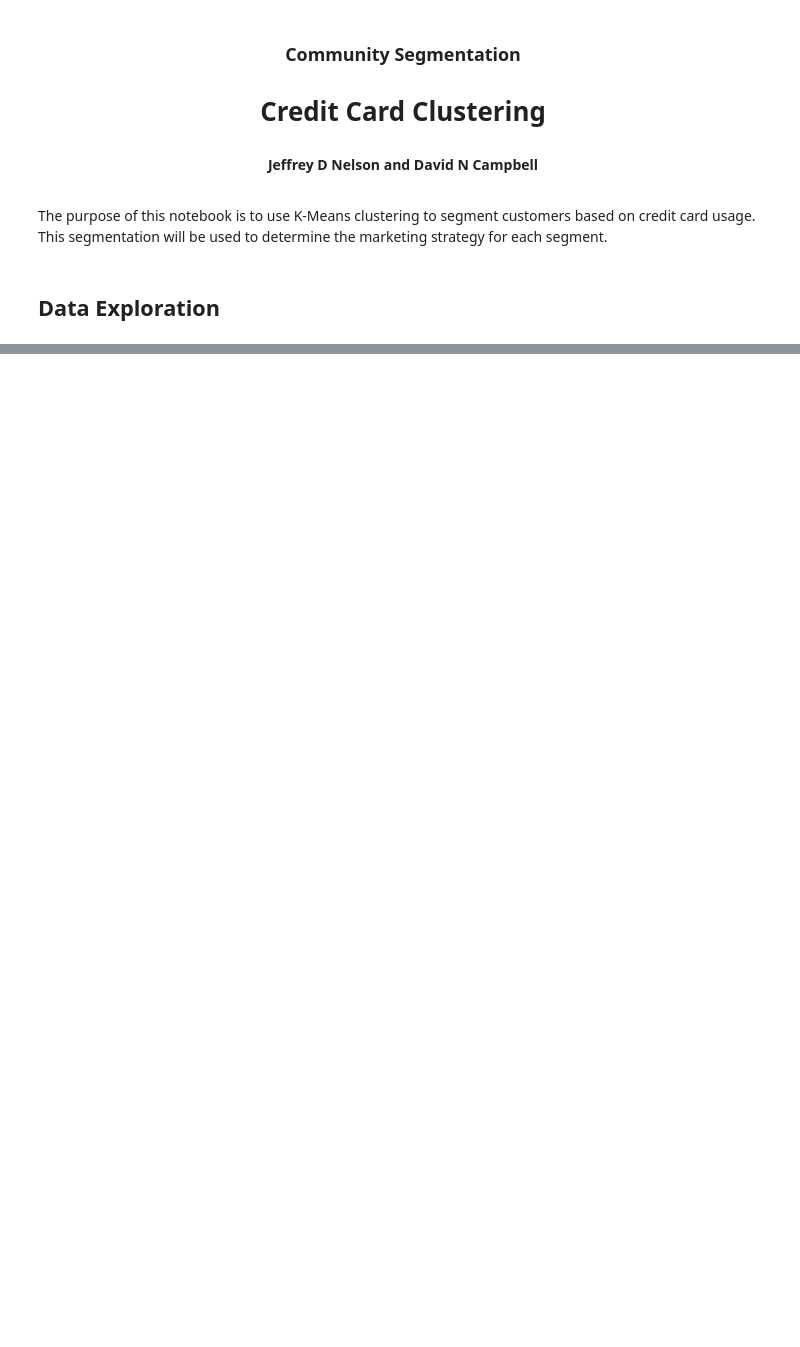
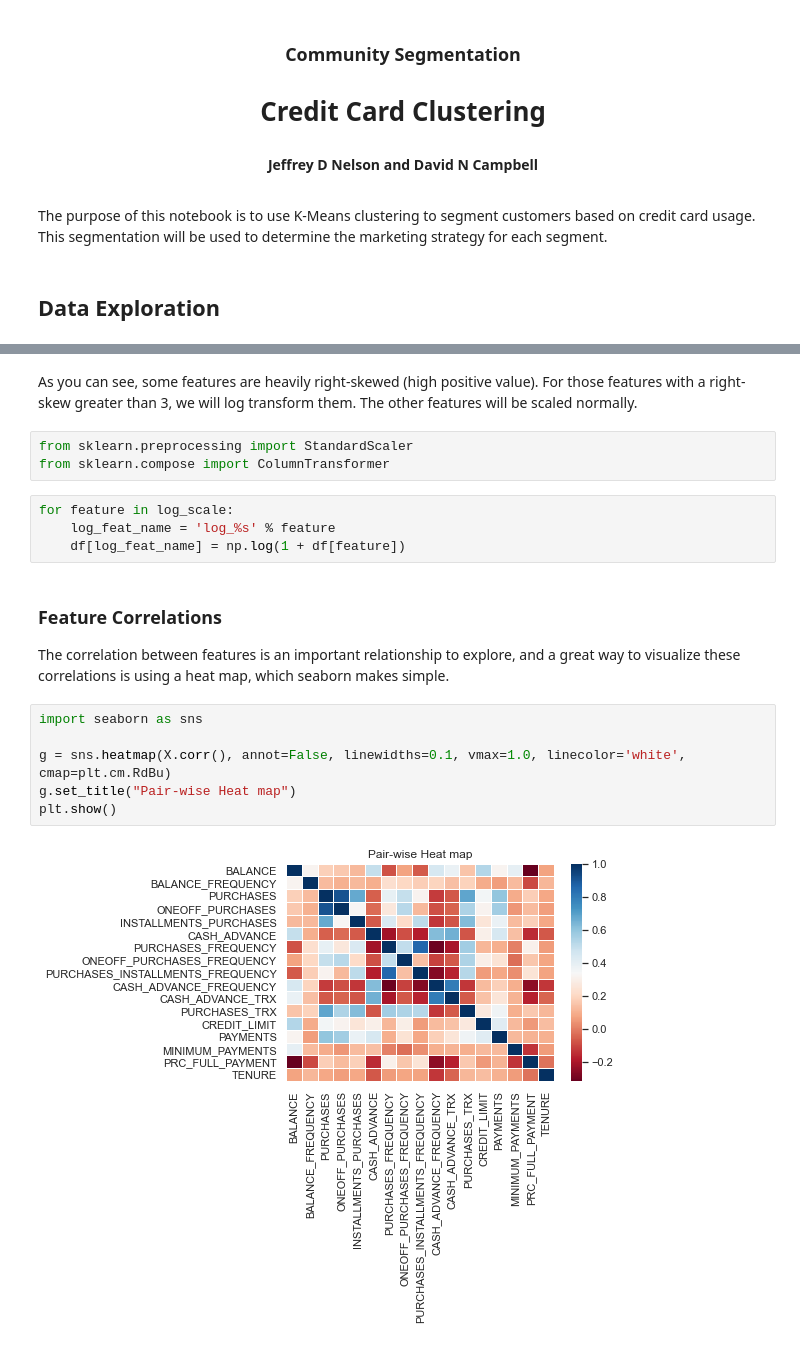
Before and after one commit to jdn5126/CommunitySegmentation, a Jupyter notebook: CreditCardClustering.ipynb, the cells around one changed output, grey strips where cells are left out. Drawn from its saved outputs; the diff is of its cells as text; blank space fills up the shorter version.

```diff
--- a/CreditCardClustering.ipynb
+++ b/CreditCardClustering.ipynb
@@ -40,0 +132,21 @@ df.describe()
+# %% [markdown]
+As you can see, some features are heavily right-skewed (high positive value). For those features with a right-skew greater than 3, we will log transform them. The other features will be scaled normally.
+# %%
+from sklearn.preprocessing import StandardScaler
+from sklearn.compose import ColumnTransformer
+# %%
+for feature in log_scale:
+    log_feat_name = 'log_%s' % feature
+    df[log_feat_name] = np.log(1 + df[feature])
+# %% [markdown]
+### Feature Correlations
+
+The correlation between features is an important relationship to explore, and a great way to visualize these correlations is using a heat map, which seaborn makes simple.
+# %%
+import seaborn as sns
+
+g = sns.heatmap(X.corr(), annot=False, linewidths=0.1, vmax=1.0, linecolor='white', cmap=plt.cm.RdBu)
+g.set_title("Pair-wise Heat map")
+plt.show()
+# %% [output]
+[figure, added]
```
Also changed, not shown: parts of 23 cells of this notebook.
